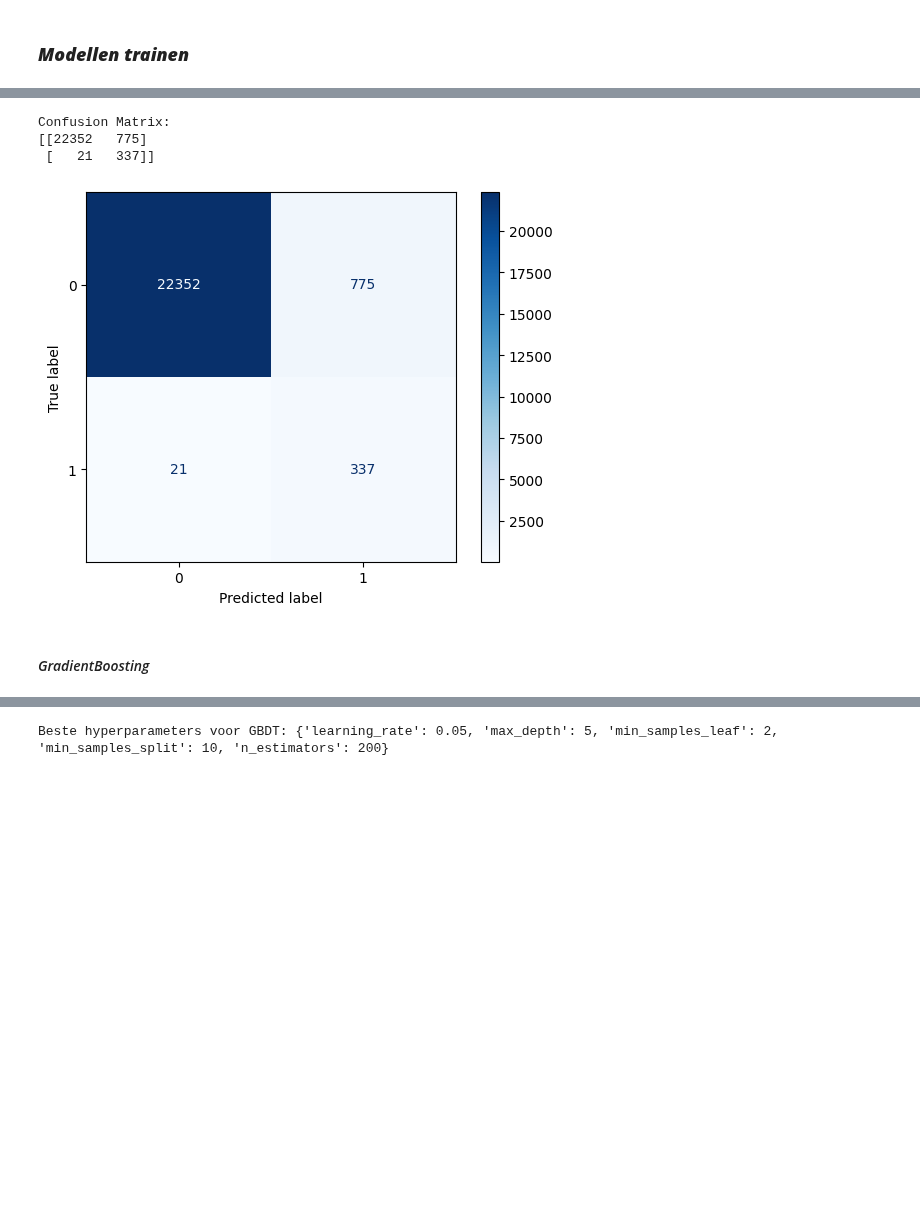
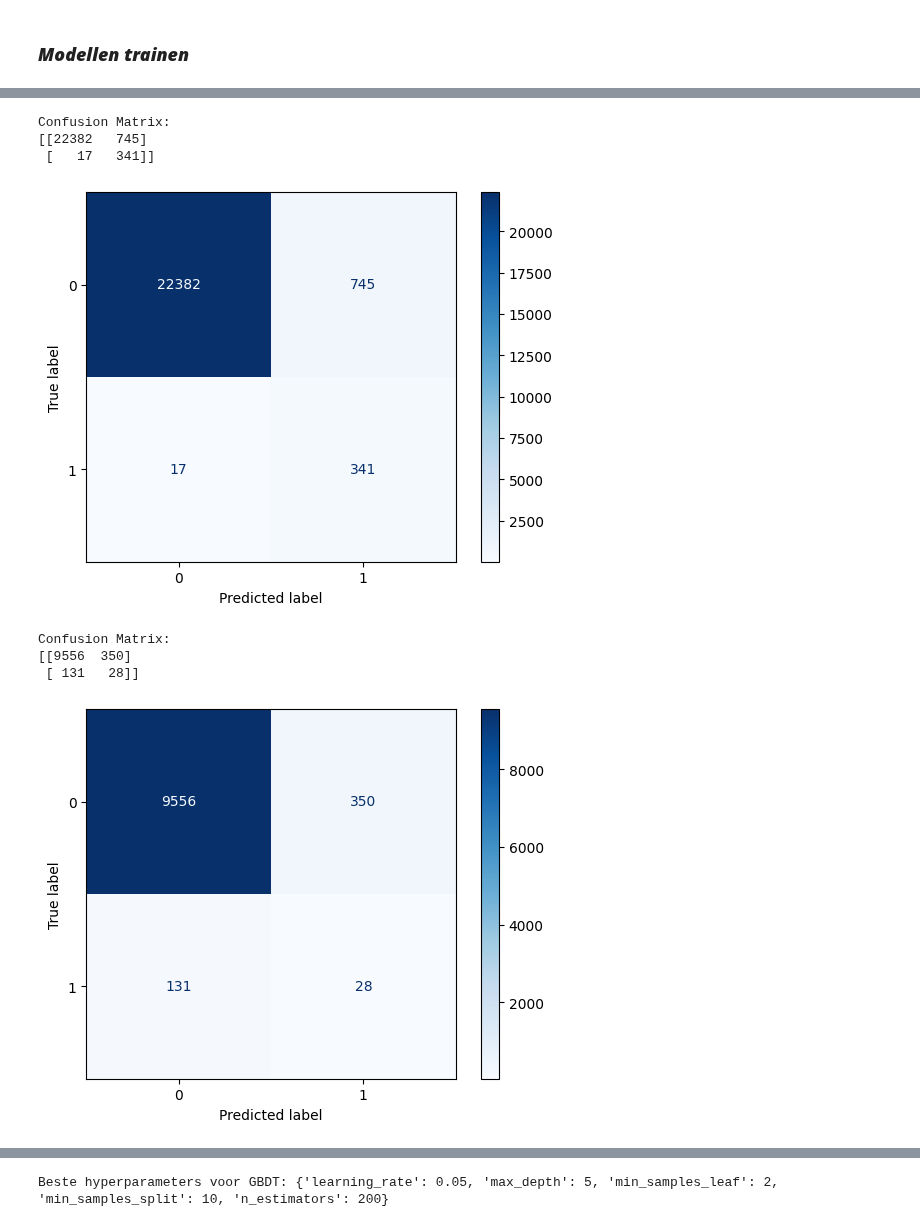
Before and after one commit to Tijnwy/MachineLearning, a Jupyter notebook: ensembles.ipynb, the cells around one changed output, grey strips where cells are left out. Saved outputs shown, nothing was run; the diff lists cells and outputs as text; code cells hidden in the pictures; blank space fills up the shorter version.

```diff
--- a/ensembles.ipynb
+++ b/ensembles.ipynb
@@ -39,19 +49,17 @@ X_train, X_test, y_train, y_test = train_test_split(X, y, test_size=0.3, random_
 rf = RandomForestClassifier(class_weight='balanced')
 
 param_grid = {
-    'n_estimators': [100, 200, 300],
-    'max_depth': [5, 10, 12],
-    'min_samples_split': [2, 5, 10],
-    'min_samples_leaf': [4, 6, 8],
+    'n_estimators': [50, 100, 150],
+    'max_depth': [3, 5, 7],
+    'min_samples_split': [5, 10, 12],
+    'min_samples_leaf': [2, 4, 6],
     'max_features': ['sqrt', 'log2']
 }
 
 grid_search = GridSearchCV(estimator=rf, param_grid=param_grid, cv=10, scoring='f1_macro', n_jobs=-1, error_score='raise')
-
 grid_search.fit(X_train, y_train)
 
 best_model = grid_search.best_estimator_
-
 best_params = grid_search.best_params_
 
 print("Beste hyperparameters:", best_params)
@@ -60,23 +83,22 @@ Beste hyperparameters: {'max_depth': 12, 'max_features': 'sqrt', 'min_samples_le
 # %%
-from sklearn.metrics import confusion_matrix, ConfusionMatrixDisplay
-import matplotlib.pyplot as plt
-
 y_pred = best_model.predict(X_train)
-
-# Genereer de confusion matrix
 cm = confusion_matrix(y_train, y_pred)
-
-# Print de confusion matrix
-print("Confusion Matrix:")
-print(cm)
-
 disp = ConfusionMatrixDisplay(confusion_matrix=cm)
 disp.plot(cmap=plt.cm.Blues)
 plt.show()
 # %% [output]
 Confusion Matrix:
-[[22352   775]
- [   21   337]]
+[[22382   745]
+ [   17   341]]
 [figure]
-# %% [markdown]
-#### *GradientBoosting*
+# %%
+y_pred = best_model.predict(X_test)
+cm = confusion_matrix(y_test, y_pred)
+disp = ConfusionMatrixDisplay(confusion_matrix=cm)
+disp.plot(cmap=plt.cm.Blues)
+plt.show()
+# %% [output]
+Confusion Matrix:
+[[9556  350]
+ [ 131   28]]
+[figure, added]
```
Also changed, not shown: parts of 21 cells of this notebook.
